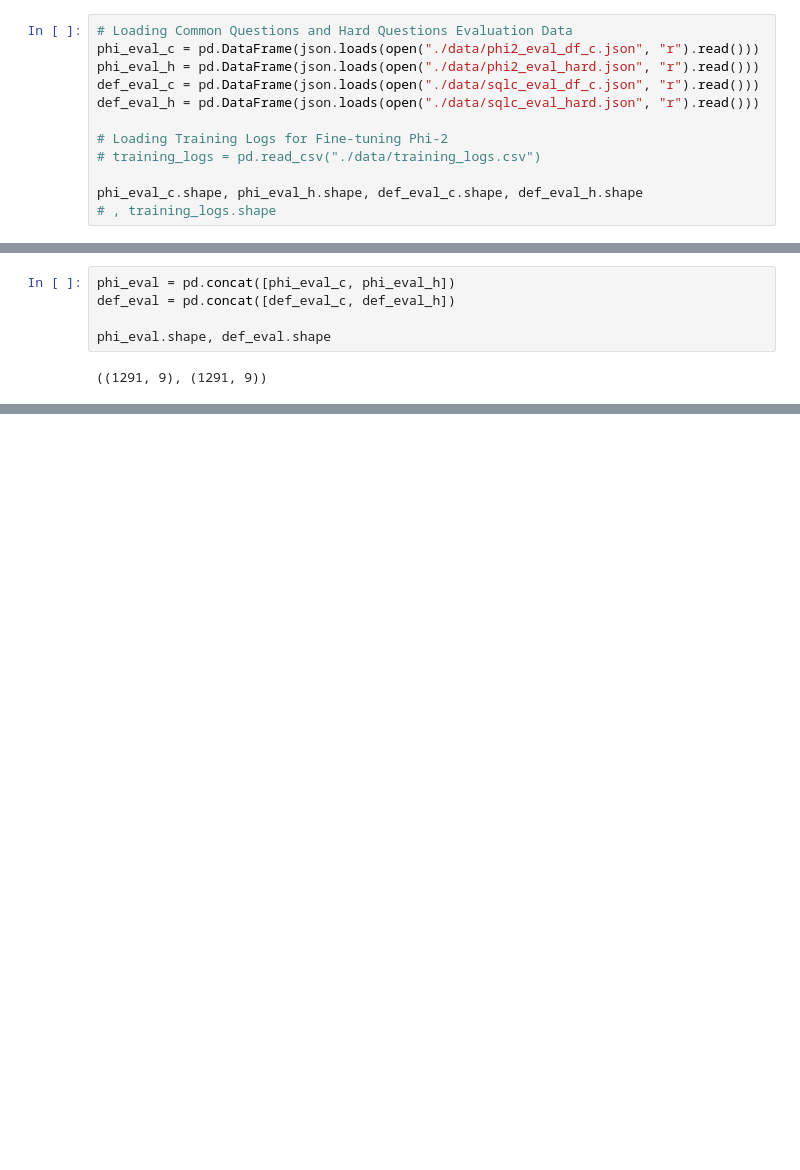
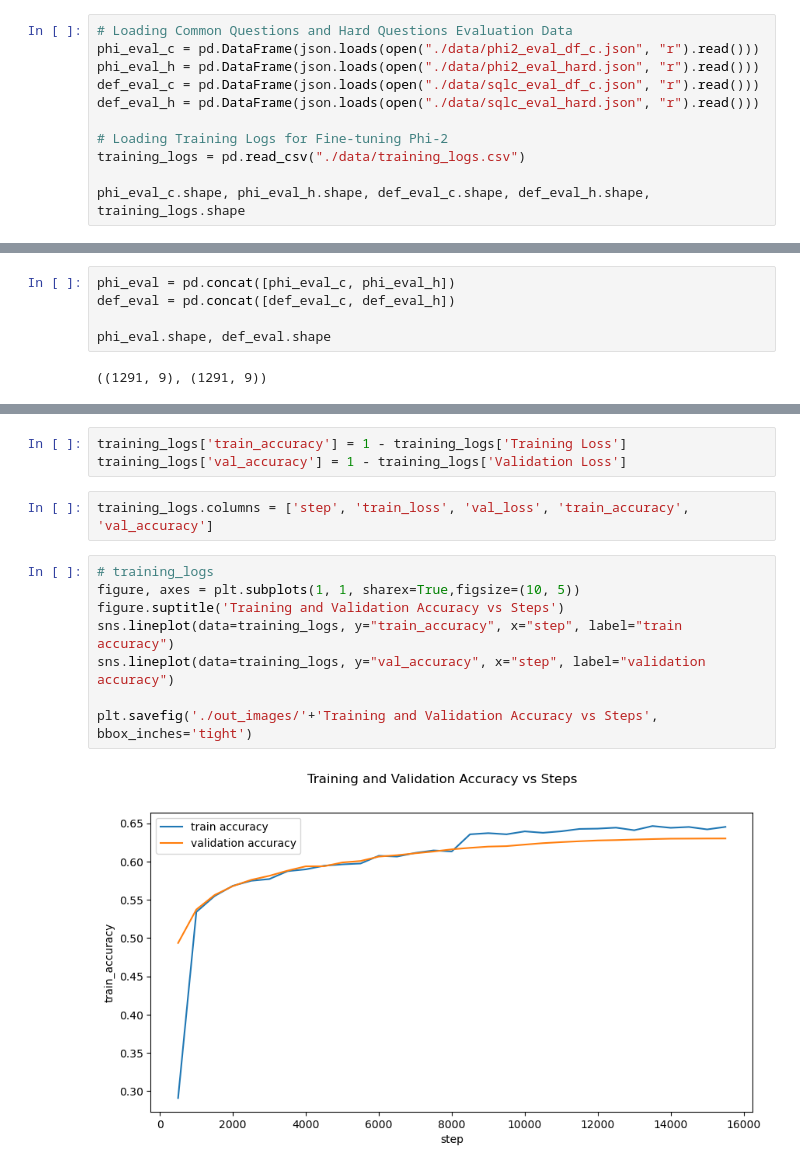
Before and after one commit to pavankumarbalijepalli/pr-phi2-vs-defog, a Jupyter notebook: notebooks/eval_llm.ipynb, the cells around one changed output, grey strips where cells are left out. Cells and saved outputs as stored; diff of their text form; blank space fills up the shorter version.

```diff
--- a/notebooks/eval_llm.ipynb
+++ b/notebooks/eval_llm.ipynb
@@ -20,8 +12,7 @@ def_eval_c = pd.DataFrame(json.loads(open("./data/sqlc_eval_df_c.json", "r").rea
 def_eval_h = pd.DataFrame(json.loads(open("./data/sqlc_eval_hard.json", "r").read()))
 
 # Loading Training Logs for Fine-tuning Phi-2
-# training_logs = pd.read_csv("./data/training_logs.csv")
+training_logs = pd.read_csv("./data/training_logs.csv")
 
-phi_eval_c.shape, phi_eval_h.shape, def_eval_c.shape, def_eval_h.shape
-# , training_logs.shape
+phi_eval_c.shape, phi_eval_h.shape, def_eval_c.shape, def_eval_h.shape, training_logs.shape
 # %% [output]
@@ -200,0 +257,15 @@ sns.countplot(phi_eval, x="difficulty", ax=axes[1], hue="exact_match")
+# %%
+training_logs['train_accuracy'] = 1 - training_logs['Training Loss']
+training_logs['val_accuracy'] = 1 - training_logs['Validation Loss']
+# %%
+training_logs.columns = ['step', 'train_loss', 'val_loss', 'train_accuracy', 'val_accuracy']
+# %%
+# training_logs
+figure, axes = plt.subplots(1, 1, sharex=True,figsize=(10, 5))
+figure.suptitle('Training and Validation Accuracy vs Steps')
+sns.lineplot(data=training_logs, y="train_accuracy", x="step", label="train accuracy")
+sns.lineplot(data=training_logs, y="val_accuracy", x="step", label="validation accuracy")
+
+plt.savefig('./out_images/'+'Training and Validation Accuracy vs Steps', bbox_inches='tight')
+# %% [output]
+[figure, added]
```
Also changed, not shown: parts of 37 cells of this notebook, 21 other files.
